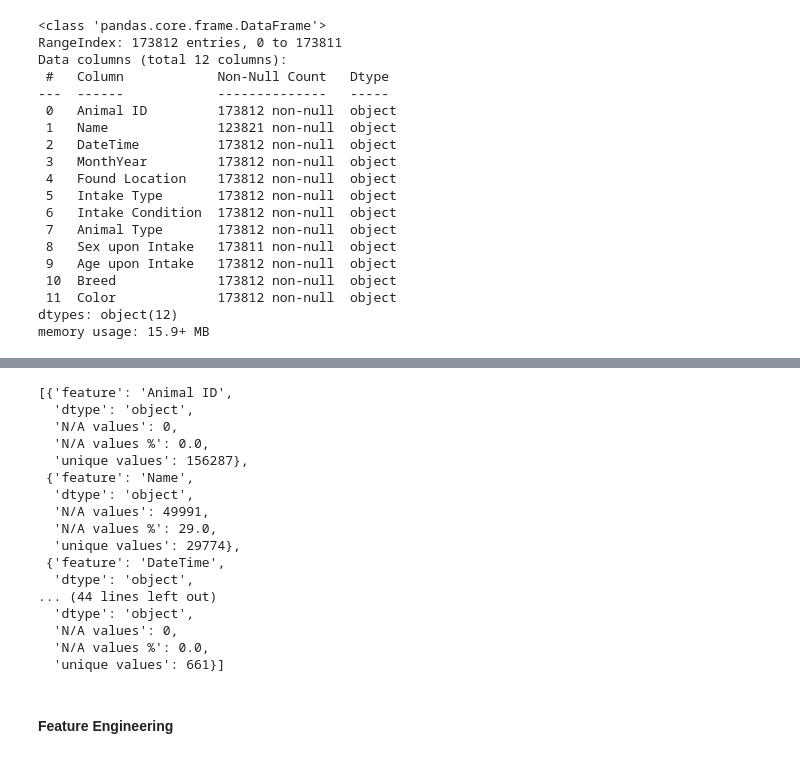
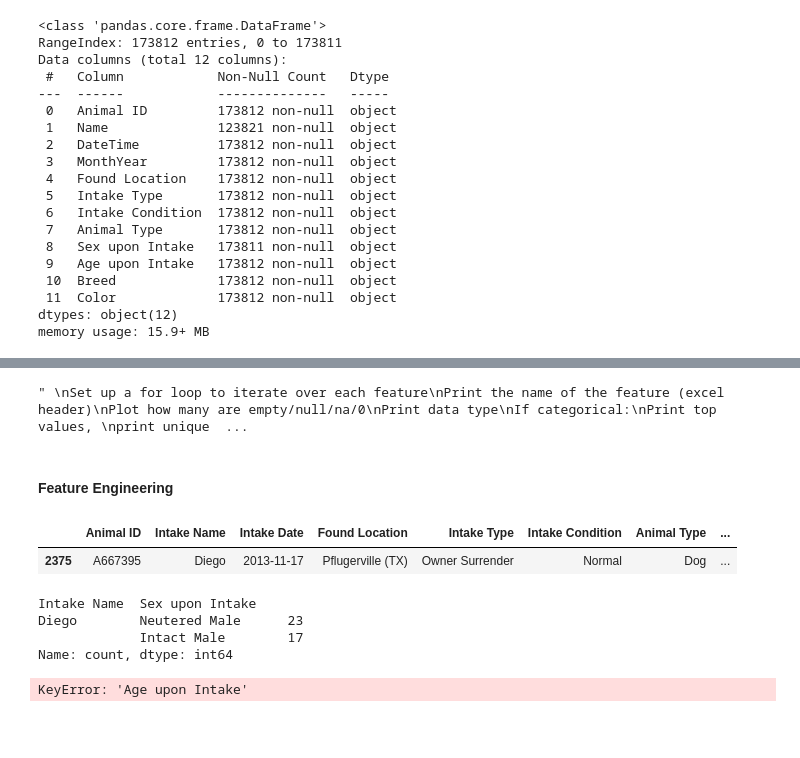
Before and after one commit to CassieShi-95/datasci-207-final-project, a Jupyter notebook: model.ipynb, the cells around one changed output, grey strips where cells are left out. Saved outputs shown, nothing was run; the diff lists cells and outputs as text; code cells hidden in the pictures; blank space fills up the shorter version.

```diff
--- a/model.ipynb
+++ b/model.ipynb
@@ -216,3 +323,21 @@ Pearson
+# %%
+"""
+Set up a for loop to iterate over each feature
+Print the name of the feature (excel header)
+Plot how many are empty/null/na/0
+Print data type
+If categorical:
+Print top values,
+print unique values [na, 'missing', 'did not provide']
+If numerical:
+Print max, mean, plot distributions [ages may be off, duration may not make sense]
+Put together a rough data dictionary, provide to stakeholders for feedback (share the cleanup load!)
+Put together a correlation matrix
+Spearman
+Pearson
+"""
+# %% [output]
+" \nSet up a for loop to iterate over each feature\nPrint the name of the feature (excel header)\nPlot how many are empty/null/na/0\nPrint data type\nIf categorical:\nPrint top values, \nprint unique  ...
 # %%
 col_dict = []
 def col_info(df):
@@ -232,40 +357,28 @@ intake_col_info = col_info(animal_intakes_raw_data)
-# %%
-intake_col_info
-# %% [output]
-[{'feature': 'Animal ID',
-  'dtype': 'object',
-  'N/A values': 0,
-  'N/A values %': 0.0,
-  'unique values': 156287},
- {'feature': 'Name',
-  'dtype': 'object',
-  'N/A values': 49991,
-  'N/A values %': 29.0,
-  'unique values': 29774},
- {'feature': 'DateTime',
-  'dtype': 'object',
-... (44 lines left out)
-  'dtype': 'object',
-  'N/A values': 0,
-  'N/A values %': 0.0,
-  'unique values': 661}]
 # %% [markdown]
 #### Feature Engineering
 # %%
 # Drop duplicated columns : DateTime,MonthYear
 
 ### Missing value:
 
 # only one Sex Type is missing
-display(animal_intakes_data[animal_intakes_data['Sex upon Intake'].isnull()])
-display(animal_intakes_data[animal_intakes_data['Intake Name'] == 'Diego'][['Intake Name','Sex upon Intake']].value_counts())
+display(animal_data[animal_data['Sex upon Intake'].isnull()])
+display(animal_data[animal_data['Intake Name'] == 'Diego'][['Intake Name','Sex upon Intake']].value_counts())
 # Check all other dog named 'Diego' and all of them are Male. So we full the unknown sex to Intact Male
-animal_intakes_data.loc[2375,'Sex upon Intake'] = "Intact Male"
+animal_data.loc[2375,'Sex upon Intake'] = "Intact Male"
 
-### outliers
-animal_intakes_data['Age upon Intake'].value_counts()
+### outliers: remove - age
+animal_data['Age upon Intake'].value_counts()
 # Feature selection :
 # Drop OutcomeSubtype
 # drop Animal Type ! = "Dog" or "Cat"
-animal_intakes_data['Animal Type'].value_counts()
+animal_data['Animal Type'].value_counts()
 # do not include covid period
+# %% [output]
+|  | Animal ID | Intake Name | Intake Date | Found Location | Intake Type | Intake Condition | Animal Type | ... |
+| 2375 | A667395 | Diego | 2013-11-17 | Pflugerville (TX) | Owner Surrender | Normal | Dog | ... |
+Intake Name  Sex upon Intake
+Diego        Neutered Male      23
+             Intact Male        17
+Name: count, dtype: int64
+KeyError: 'Age upon Intake'
```
Also changed, not shown: parts of 27 cells of this notebook, 1 other file.
